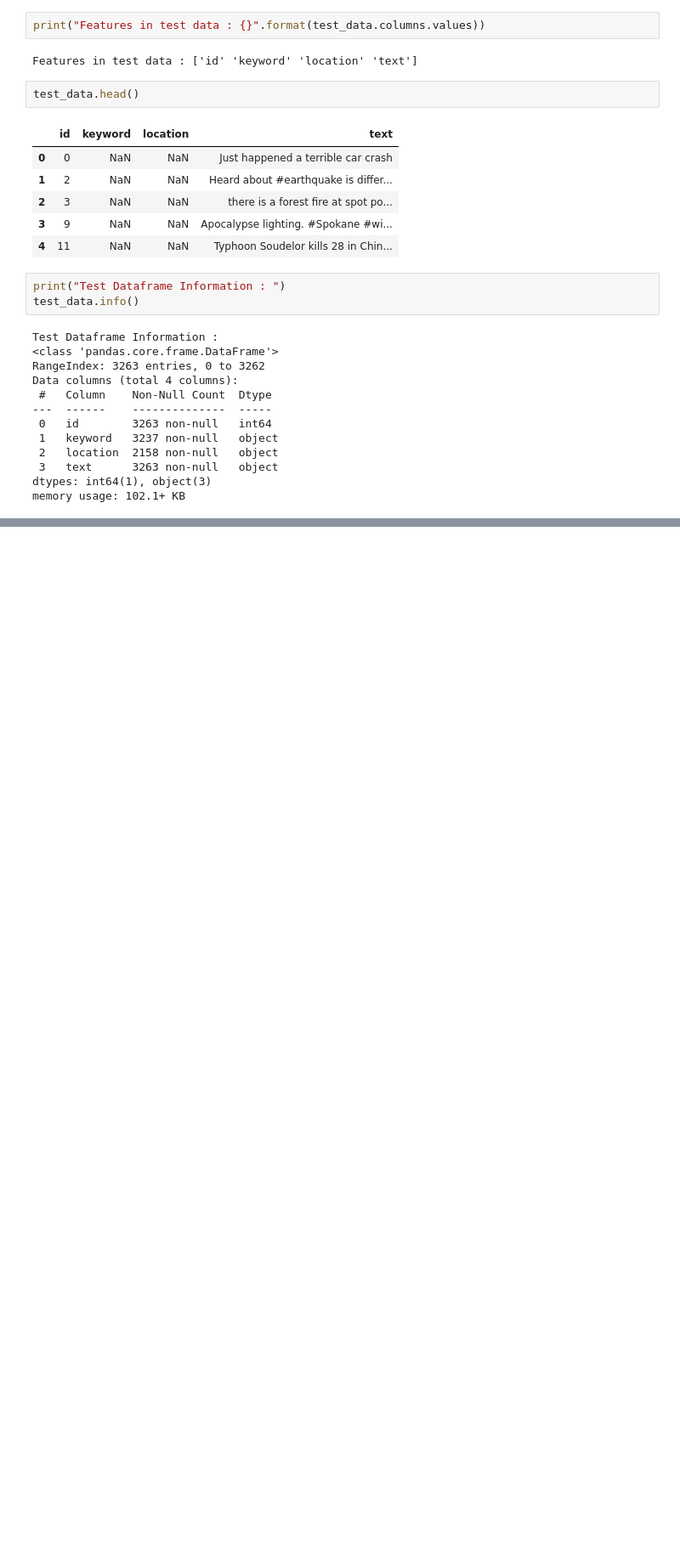
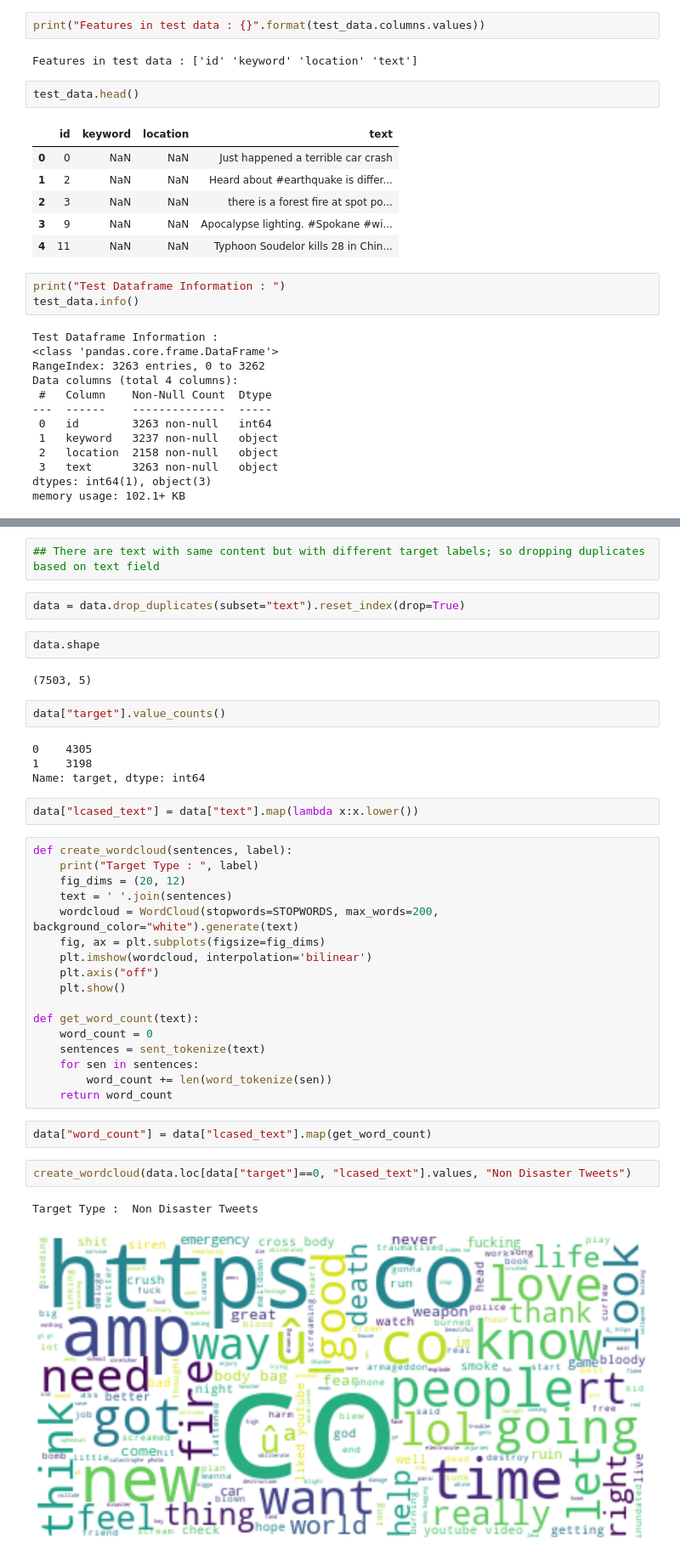
Before and after one commit to pk0912/DisasterTweetsClassifier, a Jupyter notebook: notebooks/EDA.ipynb, the cells around one changed output, grey strips where cells are left out. Shown at 85% size. Saved outputs shown, nothing was run; the diff lists cells and outputs as text; blank space fills up the shorter version.

Commit message:
Done some analysis of the dataset and added wordcloud in requirements.txt

```diff
--- a/notebooks/EDA.ipynb
+++ b/notebooks/EDA.ipynb
@@ -132,0 +182,40 @@ memory usage: 102.1+ KB
+# %%
+## There are text with same content but with different target labels; so dropping duplicates based on text field
+# %%
+data = data.drop_duplicates(subset="text").reset_index(drop=True)
+# %%
+data.shape
+# %% [output]
+(7503, 5)
+# %%
+data["target"].value_counts()
+# %% [output]
+0    4305
+1    3198
+Name: target, dtype: int64
+# %%
+data["lcased_text"] = data["text"].map(lambda x:x.lower())
+# %%
+def create_wordcloud(sentences, label):
+    print("Target Type : ", label)
+    fig_dims = (20, 12)
+    text = ' '.join(sentences)
+    wordcloud = WordCloud(stopwords=STOPWORDS, max_words=200, background_color="white").generate(text)
+    fig, ax = plt.subplots(figsize=fig_dims)
+    plt.imshow(wordcloud, interpolation='bilinear')
+    plt.axis("off")
+    plt.show()
+
+def get_word_count(text):
+    word_count = 0
+    sentences = sent_tokenize(text)
+    for sen in sentences:
+        word_count += len(word_tokenize(sen))
+    return word_count
+# %%
+data["word_count"] = data["lcased_text"].map(get_word_count)
+# %%
+create_wordcloud(data.loc[data["target"]==0, "lcased_text"].values, "Non Disaster Tweets")
+# %% [output]
+Target Type :  Non Disaster Tweets
+[figure, added]
```
Also changed, not shown: parts of 10 cells of this notebook, 1 other file.
